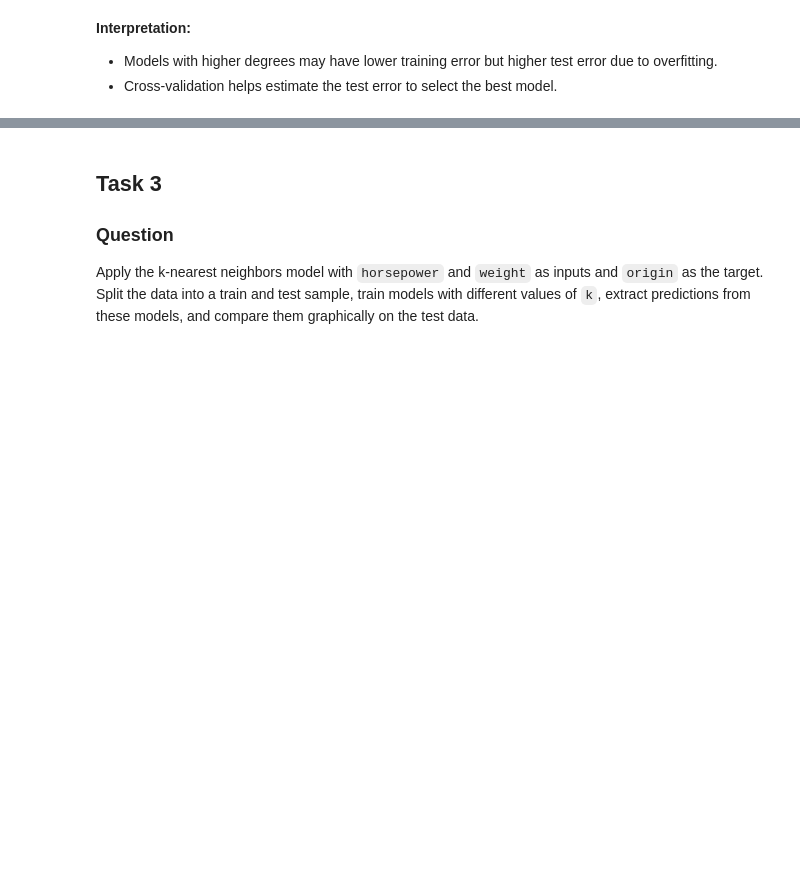
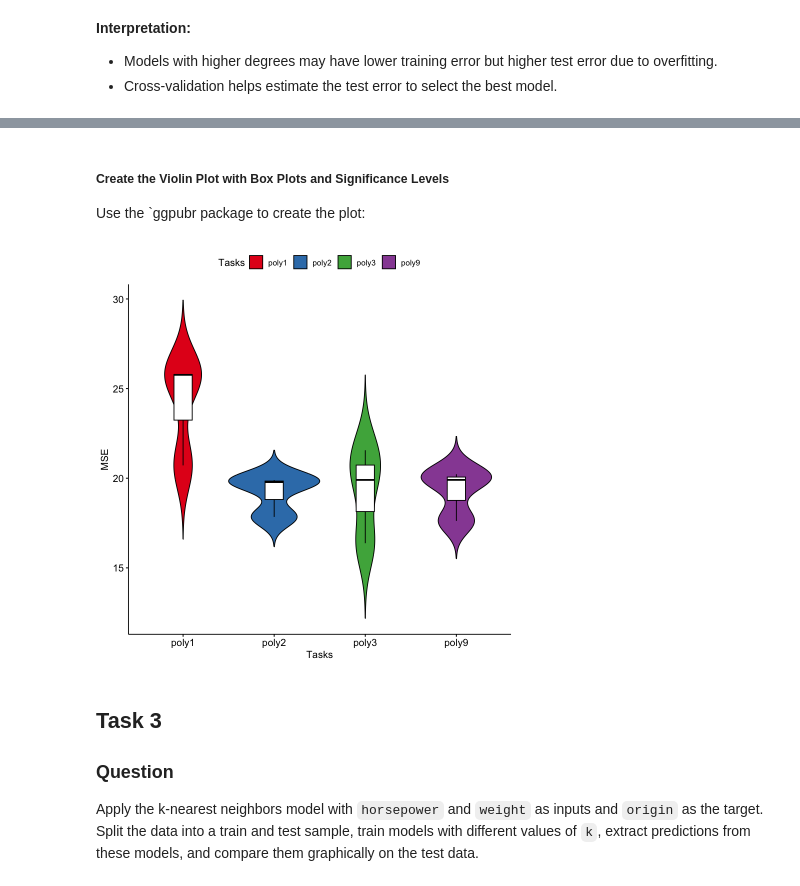
Before and after one commit to lucasrod/st3189_assignment1, a Jupyter notebook: ST3189 Assignment 1 Solution.ipynb, the cells around one changed output, grey strips where cells are left out. Saved outputs shown, nothing was run; the diff lists cells and outputs as text; code cells hidden in the pictures; blank space fills up the shorter version.

```diff
--- a/ST3189 Assignment 1 Solution.ipynb
+++ b/ST3189 Assignment 1 Solution.ipynb
@@ -289,0 +337,12 @@ autoplot(bmr) + theme(axis.text.x = element_text(angle = 45, hjust = 1))
+# %%
+# Extract task-specific MSE from benchmark using MSE measure (loss function)
+results <- bmr$score(msr("regr.mse"))
+
+# Convert results to data.table
+results_dt <- as.data.table(results)
+
+# Prepare the data
+plot_data <- results_dt[, .(
+  Tasks = as.factor(task_id),  # Convert task_id to factor
+  MSE = regr.mse                           # Rename regr.mse to MSE
+)]
@@ -290 +359,13 @@ autoplot(bmr) + theme(axis.text.x = element_text(angle = 45, hjust = 1))
+# %% [markdown]
+##### Create the Violin Plot with Box Plots and Significance Levels
+Use the `ggpubr package to create the plot:
+# %%
+library(ggpubr)
+
+# Create the violin plot
+ggviolin(plot_data, x = "Tasks", y = "MSE", fill = "Tasks",
+         palette = colours,
+         add = "boxplot", add.params = list(fill = "white"))
+# %% [output]
+[figure, added]
 # %% [markdown]
```
Also changed, not shown: parts of 23 cells of this notebook, 1 other file.
